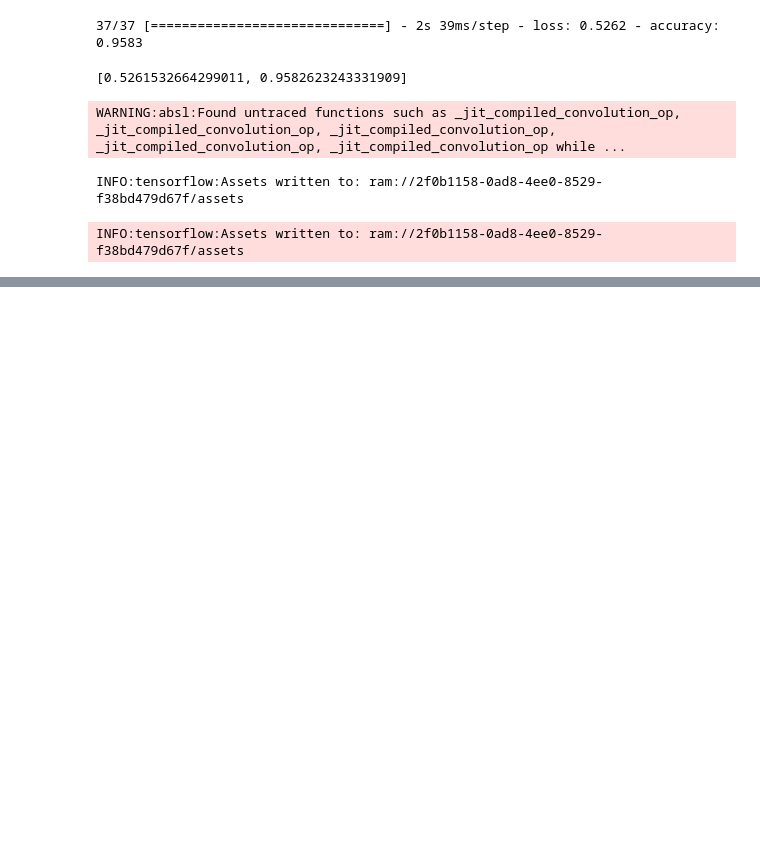
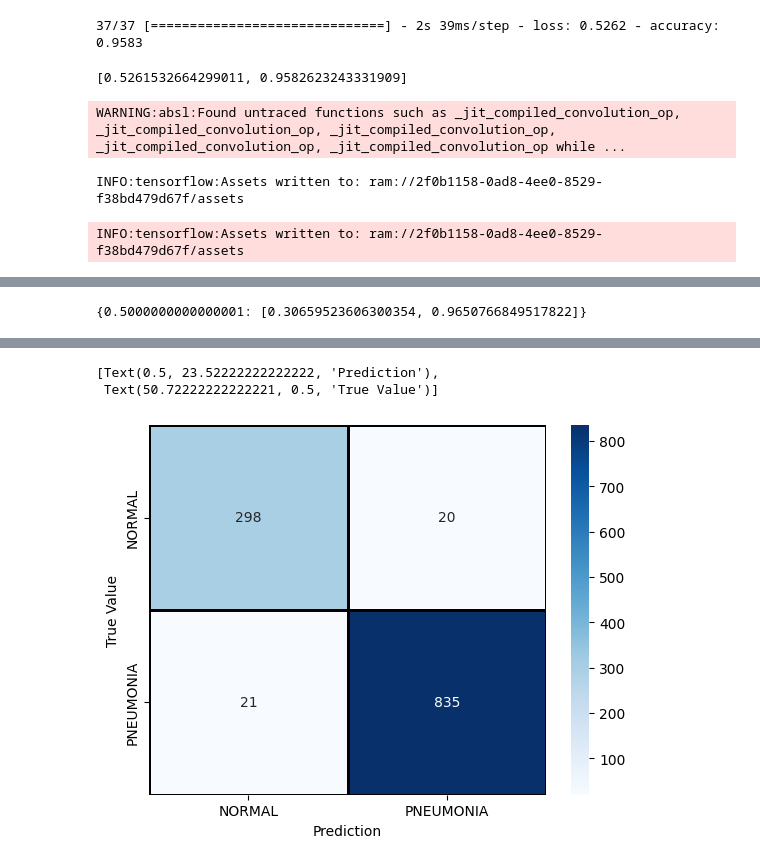
Before and after one commit to Rocket-Power/Pneumonia-Classification, a Jupyter notebook: src/test_notebooks/paul_test/margaret_code_test.ipynb, the cells around one changed output, grey strips where cells are left out. Cells and saved outputs as stored; diff of their text form; code cells hidden in the pictures; blank space fills up the shorter version.

Commit message:
added py file for model, confusion matrix, and classification report

```diff
--- a/src/test_notebooks/paul_test/margaret_code_test.ipynb
+++ b/src/test_notebooks/paul_test/margaret_code_test.ipynb
@@ -137,7 +137,7 @@ def build_resnet50_model():
     return model
 # %%
 # Build the model:
-resnet50_mod = build_resnet50_model()
+resnet50_mod = build_resnet50_model(drop_rate)
 # %%
 # Function to fit model
 def fit_model(model, train_set, validation_set):
@@ -302,3 +348,21 @@ pickle.dump(fitted_inceptionV3_mod, open(filename, 'wb'))
 WARNING:absl:Found untraced functions such as _jit_compiled_convolution_op, _jit_compiled_convolution_op, _jit_compiled_convolution_op, _jit_compiled_convolution_op, _jit_compiled_convolution_op while ...
 INFO:tensorflow:Assets written to: ram://2f0b1158-0ad8-4ee0-8529-f38bd479d67f/assets
 INFO:tensorflow:Assets written to: ram://2f0b1158-0ad8-4ee0-8529-f38bd479d67f/assets
+# %%
+drop_rate = 0.02
+result_dict_res = {}
+result_dict_incept = {}
+result_dict_resv2 = {}
+while drop_rate <= 0.5:
+    resnet50_mod = build_resnet50_model(drop_rate)
+    fitted_resnet50_mod = fit_model(resnet50_mod, train_data, val_data)
+    result_dict_res[drop_rate] = fitted_resnet50_mod.evaluate(test_data)
+
+    inceptionV3_mod = build_inceptionV3_model()
+    fitted_inceptionV3_mod = fit_model(inceptionV3_mod, train_data, val_data)
+    result_dict_incept[drop_rate] = fitted_inceptionV3_mod.evaluate(test_data)
+
+    resnet50V2_mod = build_resnet50_model(drop_rate)
+    fitted_resnet50V2_mod = fit_model(resnet50V2_mod, train_data, val_data)
+    result_dict_resv2[drop_rate] = fitted_resnet50V2_mod.evaluate(test_data)
+    drop_rate += 0.02
@@ -304,0 +533,39 @@ INFO:tensorflow:Assets written to: ram://2f0b1158-0ad8-4ee0-8529-f38bd479d67f/as
+# %%
+result_conv
+# %% [output]
+{0.5000000000000001: [0.30659523606300354, 0.9650766849517822]}
+# %%
+from sklearn.metrics import confusion_matrix,classification_report
+import numpy as np
+import matplotlib.pyplot as plt
+import seaborn as sns
+labels = ['NORMAL', 'PNEUMONIA']
+predictions = fitted_resnet50_mod.predict(test_data)
+
+y_pred = []
+y_true = []
+
+# iterate over the dataset
+for image_batch, label_batch in test_data:   # use dataset.unbatch() with repeat
+   # append true labels
+   y_true.append(label_batch)
+   # compute predictions
+   preds = fitted_resnet50_mod.predict(image_batch)
+   # append predicted labels
+   y_pred.append(np.where(preds > 0.5, 1,0))
+
+print(y_true)
+
+# convert the true and predicted labels into tensors
+true_labels = tf.concat([item for item in y_true], axis = 0)
+predicted_labels = tf.concat([item for item in y_pred], axis = 0)
+
+
+
+
+cm = confusion_matrix(true_labels, predicted_labels)
+print(cm)
+plt.figure(figsize = (10,10))
+ax = sns.heatmap(cm,cmap= "Blues", linecolor = 'black' , linewidth = 1 , annot = True, fmt='',xticklabels = labels,yticklabels = labels)
+ax.set(xlabel= "Prediction", ylabel = "True Value")
+# %% [output]
@@ -304,0 +589,3 @@ INFO:tensorflow:Assets written to: ram://2f0b1158-0ad8-4ee0-8529-f38bd479d67f/as
+[Text(0.5, 23.52222222222222, 'Prediction'),
+ Text(50.72222222222221, 0.5, 'True Value')]
+[figure, added]
```
Also changed, not shown: parts of 22 cells of this notebook, 1 other file.
